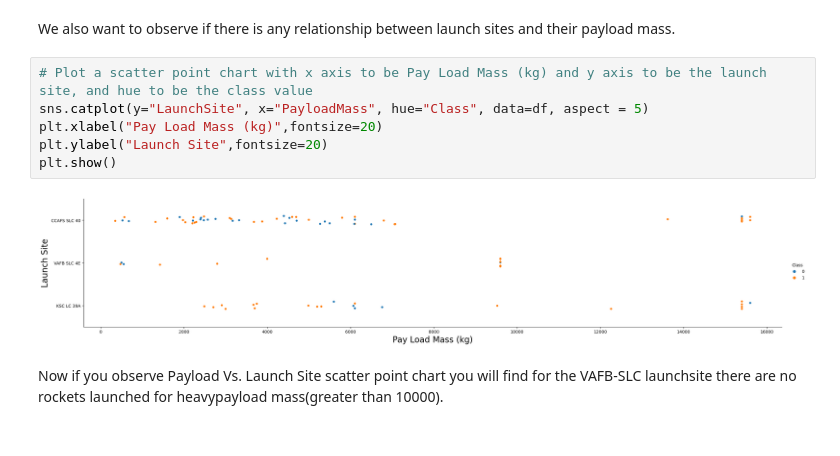
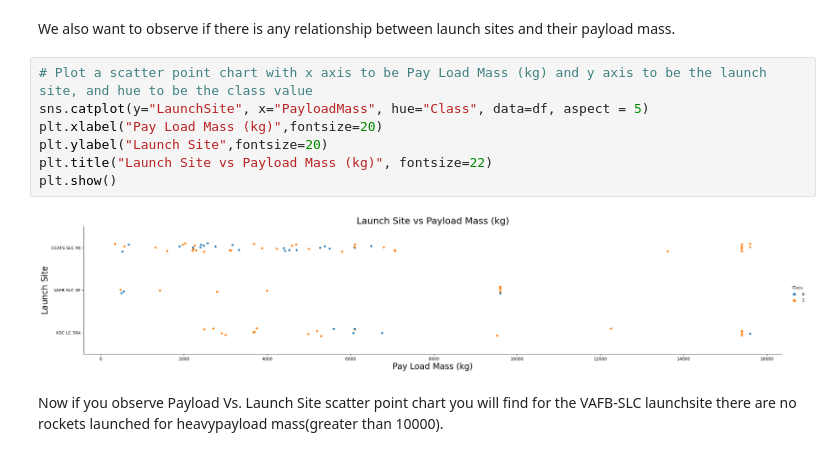
Before and after one commit to markkhusid/Applied_Data_Science_Capstone, a Jupyter notebook: Week_2_Exploratory_Data_Analysis/Lab_2_EDA_with_Pandas_and_Matplotlib/jupyter-labs-eda-dataviz.ipynb, the cells around one changed output. Drawn from its saved outputs; the diff is of its cells as text.

```diff
--- a/Week_2_Exploratory_Data_Analysis/Lab_2_EDA_with_Pandas_and_Matplotlib/jupyter-labs-eda-dataviz.ipynb
+++ b/Week_2_Exploratory_Data_Analysis/Lab_2_EDA_with_Pandas_and_Matplotlib/jupyter-labs-eda-dataviz.ipynb
@@ -112,11 +114,12 @@ We also want to observe if there is any relationship between launch sites and th
 # %%
 # Plot a scatter point chart with x axis to be Pay Load Mass (kg) and y axis to be the launch site, and hue to be the class value
 sns.catplot(y="LaunchSite", x="PayloadMass", hue="Class", data=df, aspect = 5)
 plt.xlabel("Pay Load Mass (kg)",fontsize=20)
 plt.ylabel("Launch Site",fontsize=20)
+plt.title("Launch Site vs Payload Mass (kg)", fontsize=22)
 plt.show()
 # %% [output]
-[figure, old version]
+[figure, new version]
 # %% [markdown]
 Now if you observe Payload Vs. Launch Site scatter point chart you will find for the VAFB-SLC  launchsite there are no  rockets  launched for  heavypayload mass(greater than 10000).
 # %% [markdown]
```
Also changed, not shown: parts of 5 cells of this notebook, 2 other files.
